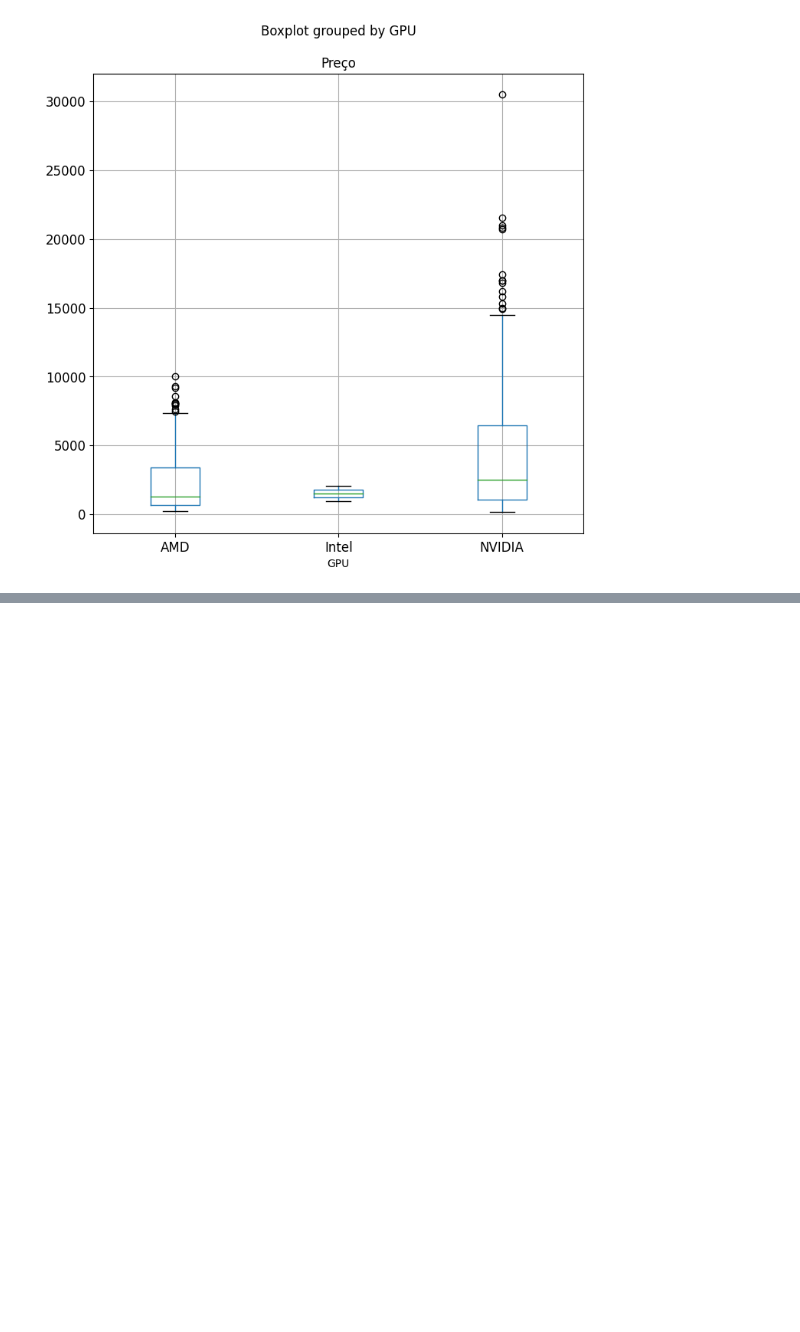
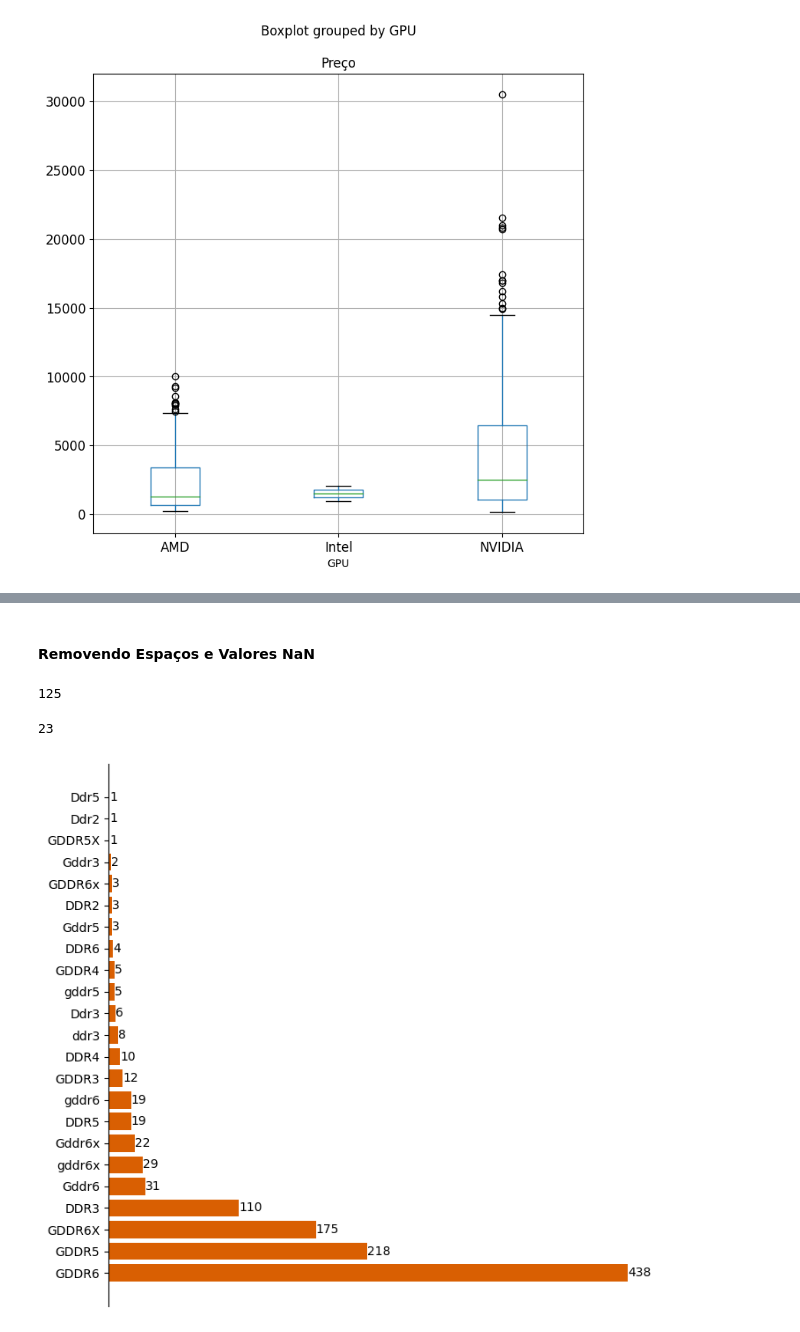
Before and after one commit to GustavoValenca/DataScience-Placas-de-Video, a Jupyter notebook: Análise Exploratória dos Dados/analysis.ipynb, the cells around one changed output, grey strips where cells are left out. Drawn from its saved outputs; the diff is of its cells as text; code cells hidden in the pictures; blank space fills up the shorter version.

```diff
--- a/Análise Exploratória dos Dados/analysis.ipynb
+++ b/Análise Exploratória dos Dados/analysis.ipynb
@@ -206,0 +216,22 @@ df.boxplot(by='GPU', column=['Preço'], fontsize='large', figsize=(8,8))
+# %% [markdown]
+#### Removendo Espaços e Valores NaN
+# %%
+for linha in range(len(df_memory_type)):
+    df_memory_type['Tipo da Memória'].at[linha] = str(df_memory_type['Tipo da Memória'].iloc[linha]).strip()
+# %%
+count = 0
+indices = []
+for linha in range(len(df_memory_type)):
+    if df_memory_type['Tipo da Memória'].iloc[linha] == 'nan':
+        count += 1
+        indices.append(linha)
+print(count)
+# %% [output]
+125
+# %%
+df_memory_type = df_memory_type.drop(indices)
+# %%
+count_memory_type = df_memory_type['Tipo da Memória'].value_counts()
+count_memory_type.count()
+# %% [output]
+23
@@ -206,0 +240,11 @@ df.boxplot(by='GPU', column=['Preço'], fontsize='large', figsize=(8,8))
+# %%
+top_memory_type = count_memory_type.head(23)
+
+fig, ax = plt.subplots(figsize=(8, 8))
+bars = plt.barh(top_memory_type.index, top_memory_type.values, color='#d95f02')
+ax.spines[['right', 'top', 'bottom']].set_visible(False)
+ax.xaxis.set_visible(False)
+ax.bar_label(bars)
+plt.show()
+# %% [output]
+[figure, added]
```
Also changed, not shown: parts of 23 cells of this notebook.
